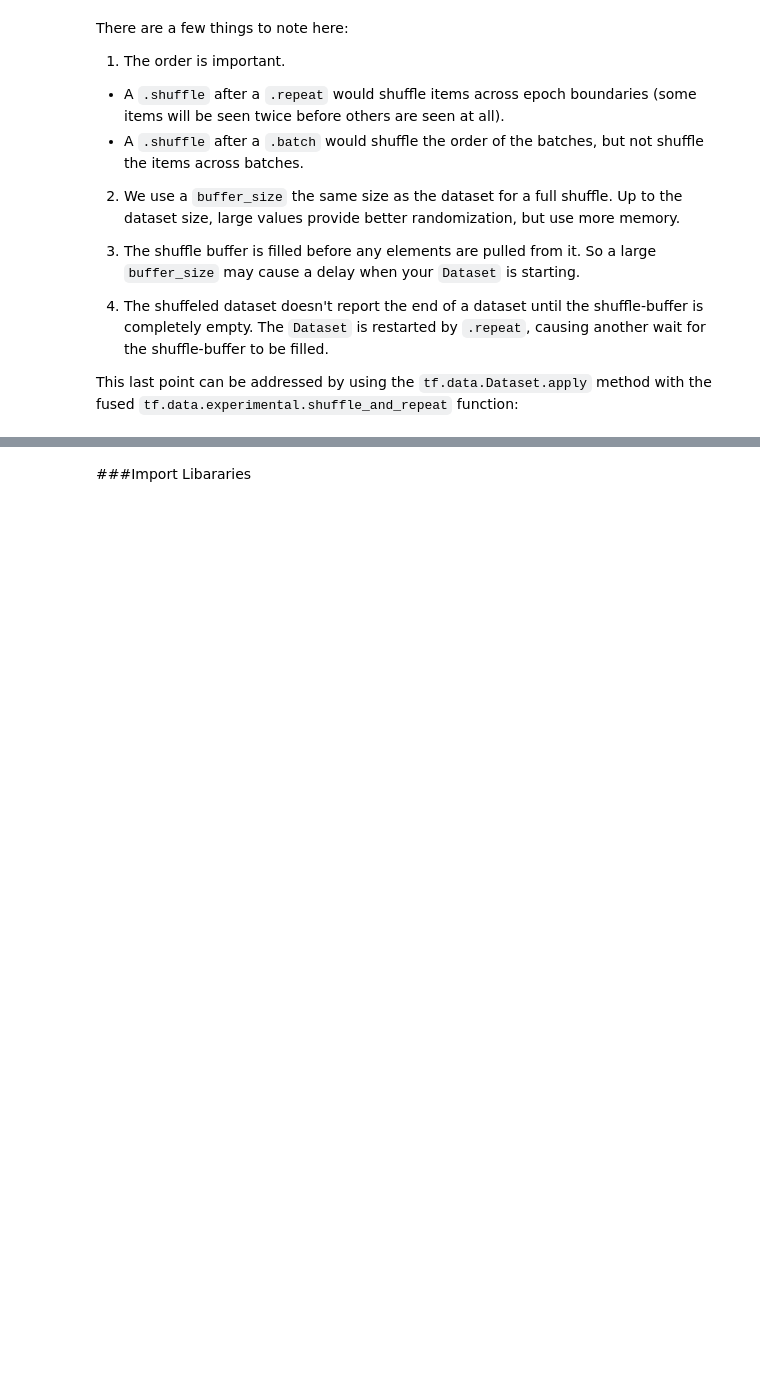
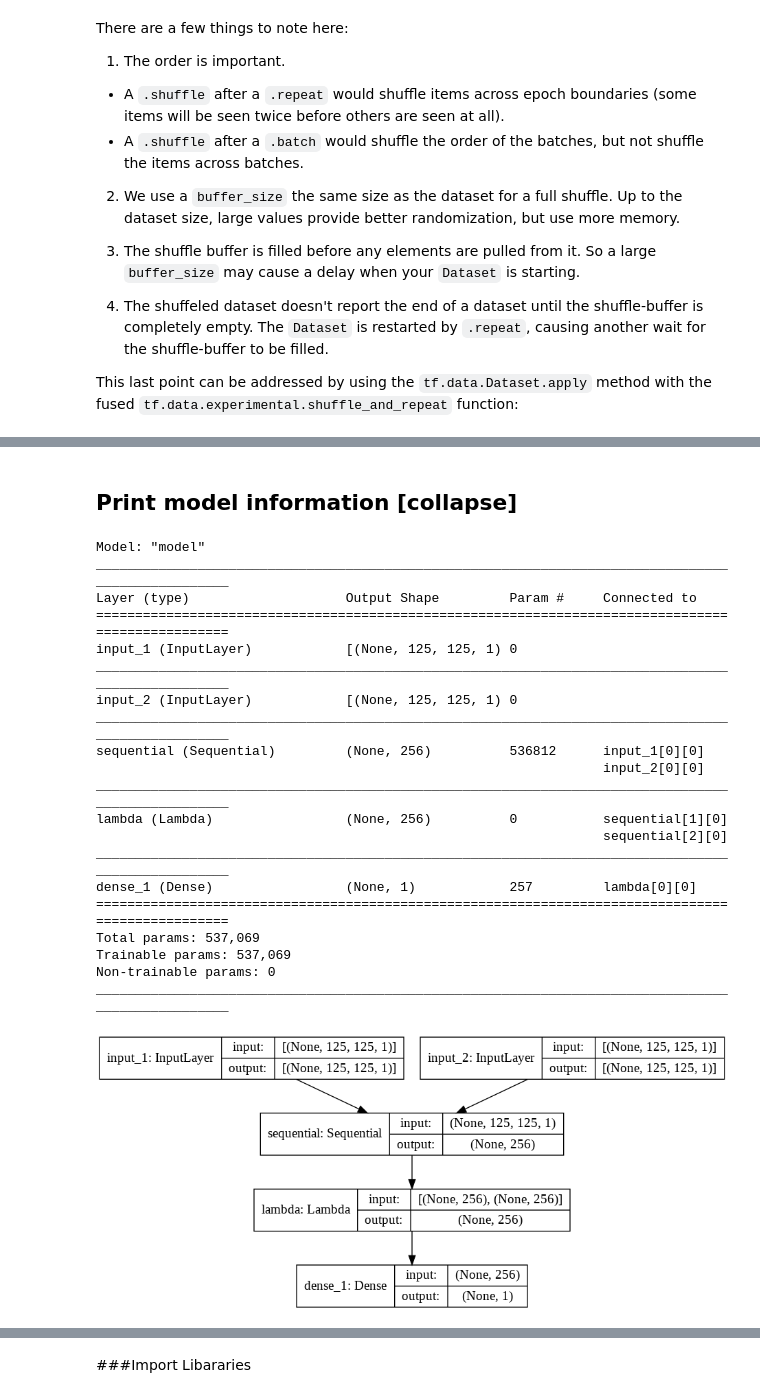
Before and after one commit to MahlerTom/SiameseNeuralNetworks, a Jupyter notebook: IntroToDeepEx02_Tom.ipynb, the cells around one changed output, grey strips where cells are left out. Drawn from its saved outputs; the diff is of its cells as text; code cells hidden in the pictures; blank space fills up the shorter version.

```diff
--- a/IntroToDeepEx02_Tom.ipynb
+++ b/IntroToDeepEx02_Tom.ipynb
@@ -251,3 +286,6 @@ ds
+# %%
+train_ds_pre, val_ds_pre = split_train_val(prepare_ds(train_ds), ds_len=len(train_paths_labels), val_size=.3)
+test_ds_pre = prepare_ds(test_ds)
 # %% [markdown]
 There are a few things to note here:
 
@@ -273,0 +422,33 @@ ds
+# %%
+from tensorflow.keras.optimizers import SGD
+
+
+input_shape = (resize[0], resize[1], 1)
+filters = 4
+lr = 1e-3
+model = get_siamese_model(
+    input_shape=input_shape,
+    filters=filters,
+    optimizer=Adam(lr=lr)
+#     optimizer=SGD(learning_rate=lr, momentum=0.5)
+)
+
+model.fit(
+    train_ds_pre,
+#     batch_size=128,
+    epochs=30, #epochs=200,
+    verbose=1,
+#     callbacks=None,
+#     validation_split=0.0,
+    validation_data=val_ds_pre,
+#     shuffle=True,
+#     class_weight=None,
+#     sample_weight=None,
+#     initial_epoch=0,
+    steps_per_epoch=12,
+    validation_steps=5,
+#     max_queue_size=10,
+#     workers=1,
+#     use_multiprocessing=False,
+#     **kwargs
+)
@@ -273,0 +474,29 @@ ds
+# %% [markdown]
+## Print model information [collapse]
+# %%
+from tensorflow.keras.utils import plot_model
+
+model.summary()
+plot_model(model, 'Siamese Network Architecture.png', show_shapes=True)
+# %% [output]
+Model: "model"
+__________________________________________________________________________________________________
+Layer (type)                    Output Shape         Param #     Connected to
+==================================================================================================
+input_1 (InputLayer)            [(None, 125, 125, 1) 0
+__________________________________________________________________________________________________
+input_2 (InputLayer)            [(None, 125, 125, 1) 0
+__________________________________________________________________________________________________
+sequential (Sequential)         (None, 256)          536812      input_1[0][0]
+                                                                 input_2[0][0]
+__________________________________________________________________________________________________
+lambda (Lambda)                 (None, 256)          0           sequential[1][0]
+                                                                 sequential[2][0]
+__________________________________________________________________________________________________
+dense_1 (Dense)                 (None, 1)            257         lambda[0][0]
+==================================================================================================
+Total params: 537,069
+Trainable params: 537,069
+Non-trainable params: 0
+__________________________________________________________________________________________________
+[figure, added]
```
Also changed, not shown: parts of 16 cells of this notebook.
